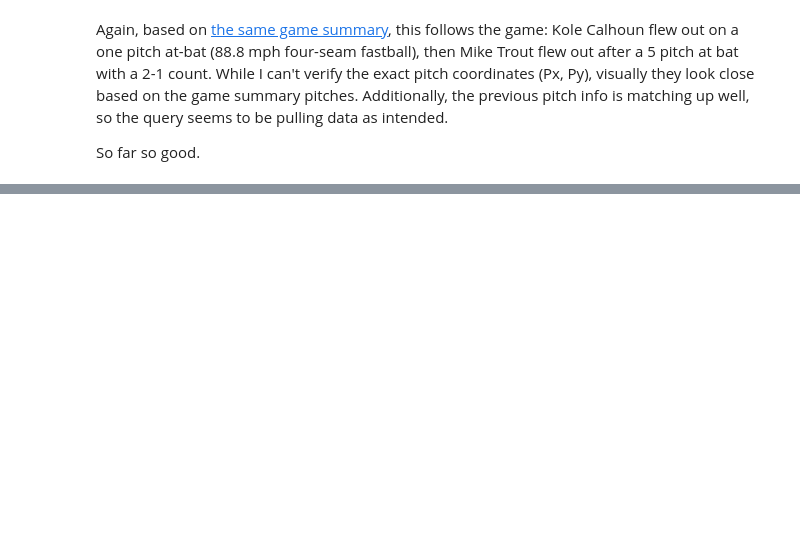
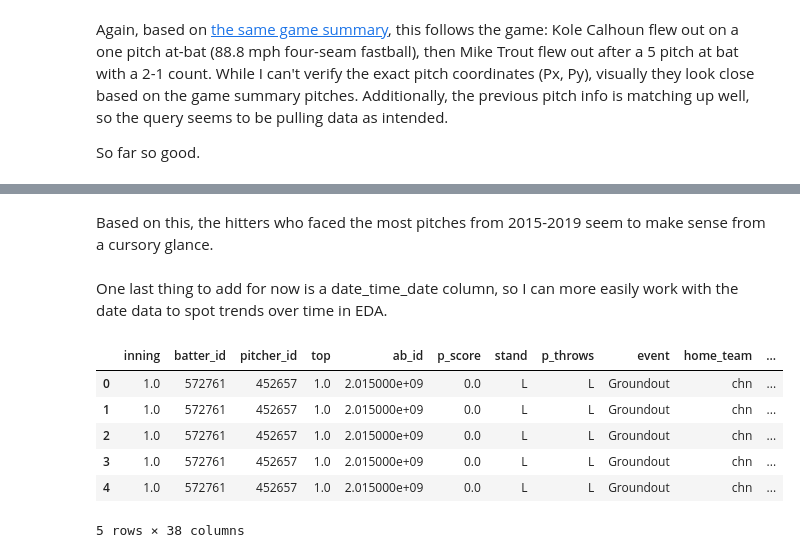
Before and after one commit to pbovard63/Predicting_MLB_Pitches, a Jupyter notebook: initial_sql_queries.ipynb, the cells around one changed output, grey strips where cells are left out. Cells and saved outputs as stored; diff of their text form; code cells hidden in the pictures; blank space fills up the shorter version.

```diff
--- a/initial_sql_queries.ipynb
+++ b/initial_sql_queries.ipynb
@@ -320,0 +371,2 @@ So far so good.
+# %%
+combined_data_df['pitcher_run_diff'] = combined_data_df.p_score - combined_data_df.b_score
@@ -320,0 +397,2 @@ So far so good.
+# %%
+combined_data_df['hitter_full_name'] = combined_data_df['hitter_first_name'] + ' ' + combined_data_df['hitter_last_name']
@@ -320,0 +413,19 @@ So far so good.
+# %% [markdown]
+Based on this, the hitters who faced the most pitches from 2015-2019 seem to make sense from a cursory glance.
+# %% [markdown]
+One last thing to add for now is a date_time_date column, so I can more easily work with the date data to spot trends over time in EDA.
+# %%
+combined_data_df['Date_Time_Date'] = pd.to_datetime(combined_data_df.date)
+combined_data_df.drop(columns=['date'], inplace=True)
+# %%
+combined_data_df['Season'] = combined_data_df.Date_Time_Date.dt.year
+# %%
+combined_data_df.head()
+# %% [output]
+|  | inning | batter_id | pitcher_id | top | ab_id | p_score | stand | p_throws | event | home_team | ... |
+| 0 | 1.0 | 572761 | 452657 | 1.0 | 2.015000e+09 | 0.0 | L | L | Groundout | chn | ... |
+| 1 | 1.0 | 572761 | 452657 | 1.0 | 2.015000e+09 | 0.0 | L | L | Groundout | chn | ... |
+| 2 | 1.0 | 572761 | 452657 | 1.0 | 2.015000e+09 | 0.0 | L | L | Groundout | chn | ... |
+| 3 | 1.0 | 572761 | 452657 | 1.0 | 2.015000e+09 | 0.0 | L | L | Groundout | chn | ... |
+| 4 | 1.0 | 572761 | 452657 | 1.0 | 2.015000e+09 | 0.0 | L | L | Groundout | chn | ... |
+5 rows × 38 columns
```
Also changed, not shown: parts of 54 cells of this notebook.
